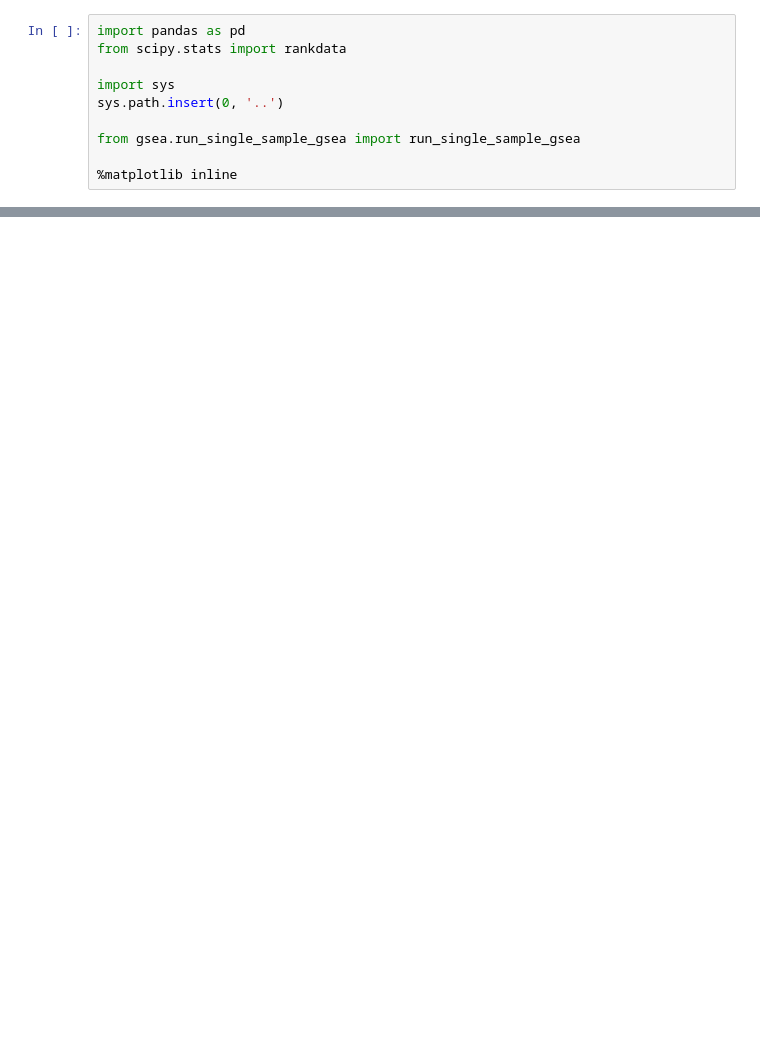
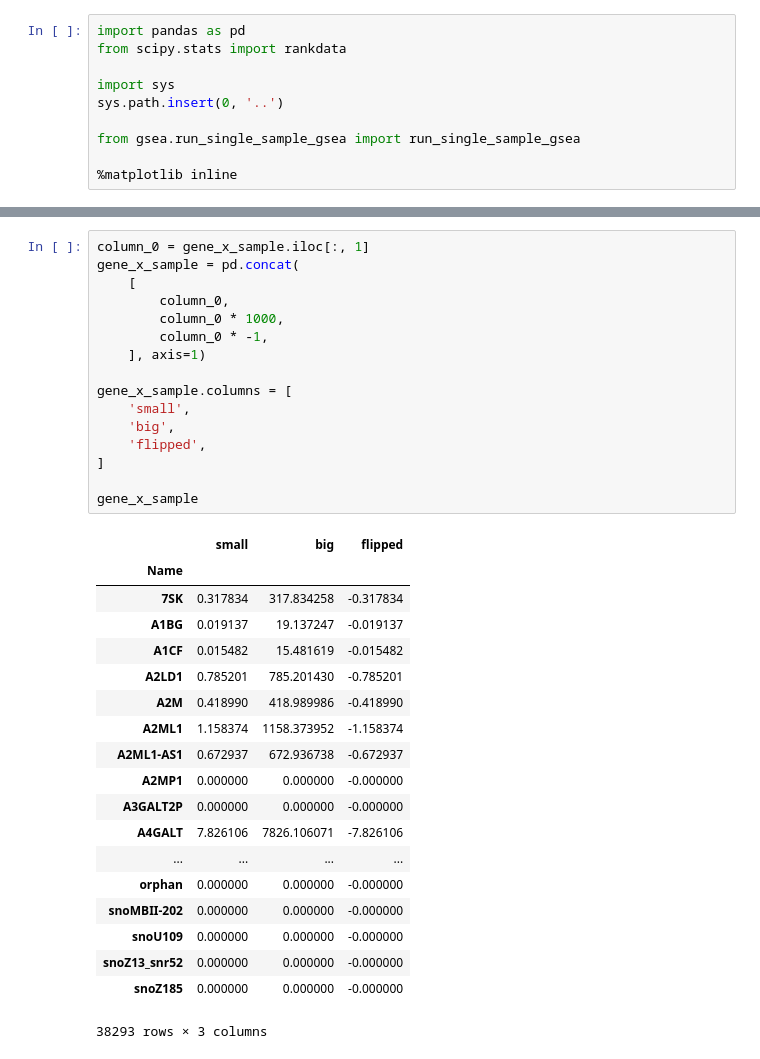
Before and after one commit to alex-wenzel/gsea, a Jupyter notebook: notebook/run_single_sample_gsea.ipynb, the cells around one changed output, grey strips where cells are left out. Saved outputs shown, nothing was run; the diff lists cells and outputs as text; blank space fills up the shorter version.

```diff
--- a/notebook/run_single_sample_gsea.ipynb
+++ b/notebook/run_single_sample_gsea.ipynb
@@ -32,6 +33,42 @@ gene_x_sample
 | snoZ13_snr52 | 0.000000 | 0.000000 | 0.000000 | 0.000000 | 0.000000 | 0.000000 | 0.000000 | 0.000000 | 0.000000 | 0.000000 |
 | snoZ185 | 0.000000 | 0.000000 | 0.203022 | 0.000000 | 0.172694 | 0.000000 | 0.000000 | 0.000000 | 0.000000 | 0.201170 |
 38293 rows × 10 columns
+# %%
+column_0 = gene_x_sample.iloc[:, 1]
+gene_x_sample = pd.concat(
+    [
+        column_0,
+        column_0 * 1000,
+        column_0 * -1,
+    ], axis=1)
+
+gene_x_sample.columns = [
+    'small',
+    'big',
+    'flipped',
+]
+
+gene_x_sample
+# %% [output]
+|  | small | big | flipped |
+| Name |  |  |  |
+| 7SK | 0.317834 | 317.834258 | -0.317834 |
+| A1BG | 0.019137 | 19.137247 | -0.019137 |
+| A1CF | 0.015482 | 15.481619 | -0.015482 |
+| A2LD1 | 0.785201 | 785.201430 | -0.785201 |
+| A2M | 0.418990 | 418.989986 | -0.418990 |
+| A2ML1 | 1.158374 | 1158.373952 | -1.158374 |
+| A2ML1-AS1 | 0.672937 | 672.936738 | -0.672937 |
+| A2MP1 | 0.000000 | 0.000000 | -0.000000 |
+| A3GALT2P | 0.000000 | 0.000000 | -0.000000 |
+| A4GALT | 7.826106 | 7826.106071 | -7.826106 |
+| ... | ... | ... | ... |
+| orphan | 0.000000 | 0.000000 | -0.000000 |
+| snoMBII-202 | 0.000000 | 0.000000 | -0.000000 |
+| snoU109 | 0.000000 | 0.000000 | -0.000000 |
+| snoZ13_snr52 | 0.000000 | 0.000000 | -0.000000 |
+| snoZ185 | 0.000000 | 0.000000 | -0.000000 |
+38293 rows × 3 columns
 # %%
 gene_sets = []
 
```
Also changed, not shown: parts of 7 cells of this notebook, 1 other file.
